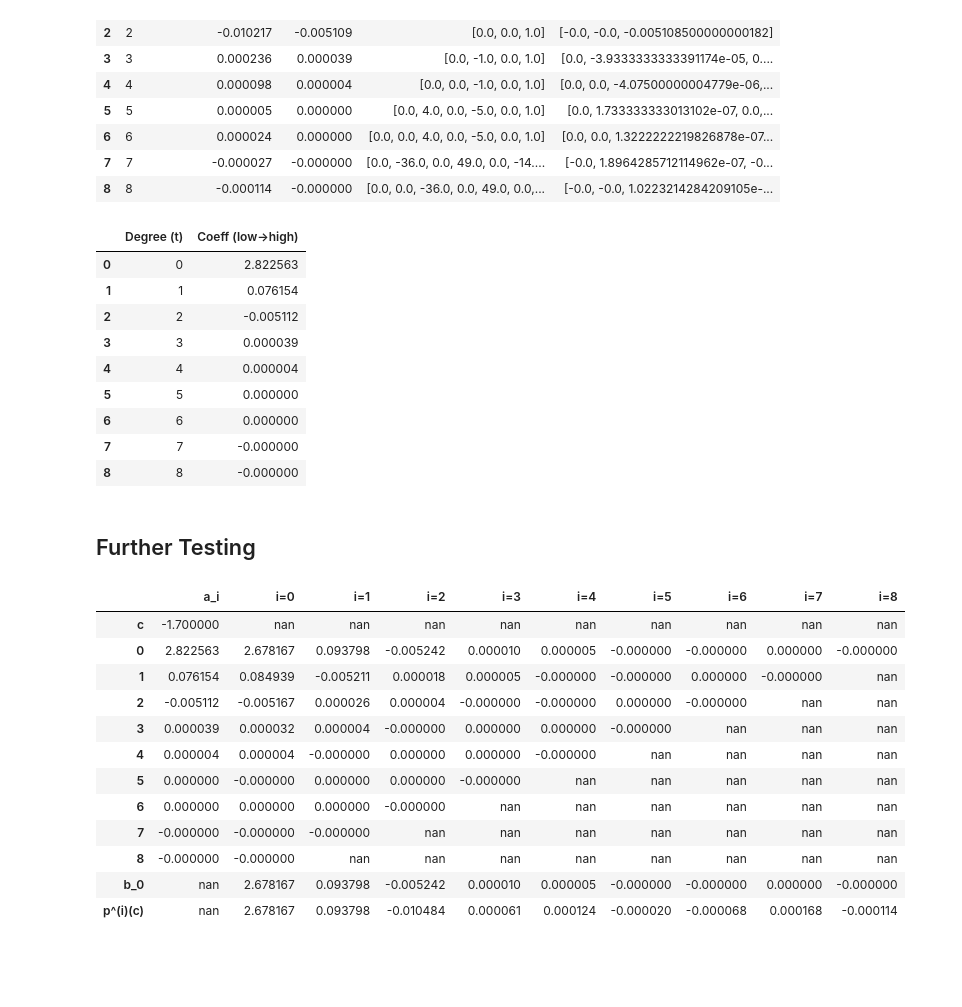
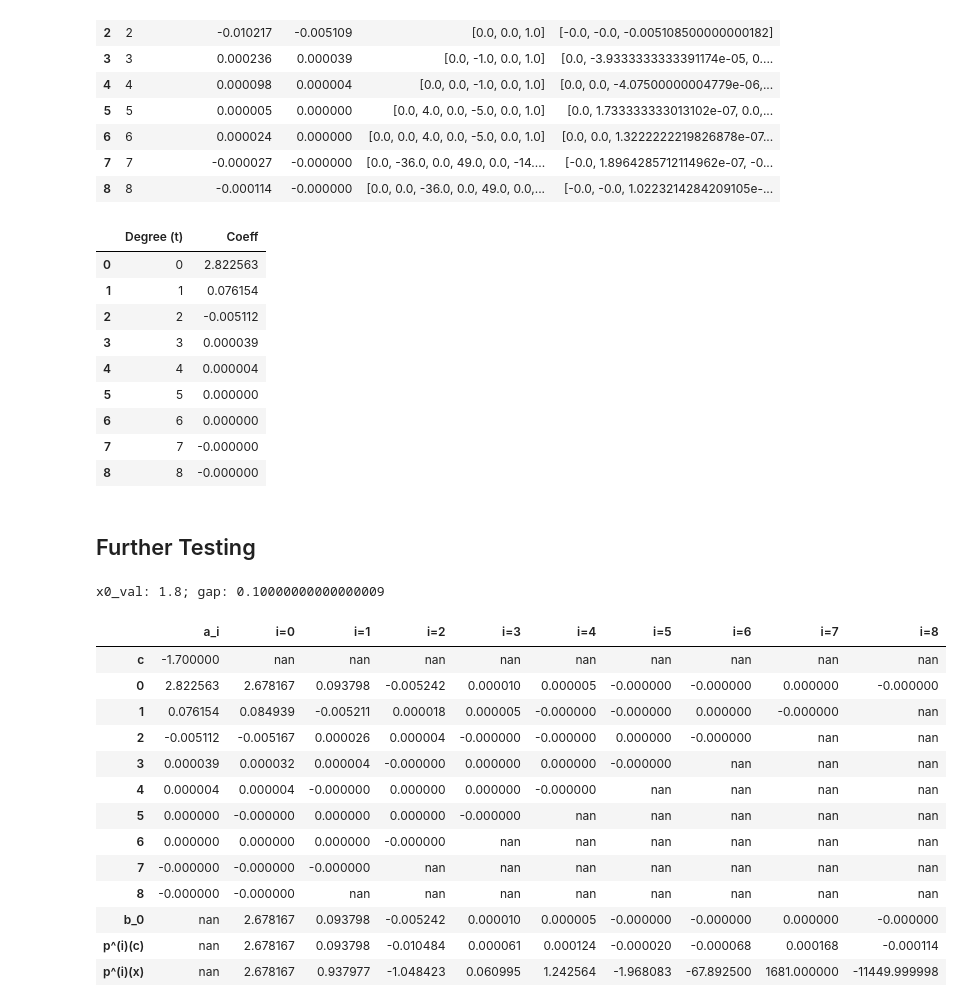
Before and after one commit to k1m1nonawa4869/HUST-MI3041-Numerical-Analysis, a Jupyter notebook: Week6-Interpolation/pp3_CenteredDifference/pp3c_Stirling.ipynb, the cells around one changed output. Drawn from its saved outputs; the diff is of its cells as text; code cells hidden in the pictures; blank space fills up the shorter version.

```diff
--- a/Week6-Interpolation/pp3_CenteredDifference/pp3c_Stirling.ipynb
+++ b/Week6-Interpolation/pp3_CenteredDifference/pp3c_Stirling.ipynb
@@ -191,7 +191,7 @@ def stirling_interpolation(points, x0_index):
     step_pd = pd.DataFrame(steps_data)
     coeff_pd = pd.DataFrame({
         'Degree (t)': np.arange(n + 1),
-        'Coeff (low->high)': N_coeffs_total
+        'Coeff': N_coeffs_total
     })
 
     return step_pd, coeff_pd
@@ -254,7 +254,7 @@ step_df.style
 # %%
 final_coeff_df.style
 # %% [output]
-|  | Degree (t) | Coeff (low->high) |
+|  | Degree (t) | Coeff |
 | 0 | 0 | 2.822563 |
 | 1 | 1 | 0.076154 |
 | 2 | 2 | -0.005112 |
@@ -281,6 +281,8 @@ def synthetic_division(a, c):
         df (pd.DataFrame): table with columns [i, a_i, b_i*c, b_i]
         p_c (float): value of p(c)
         q_coeff (list[float]): coefficients of q(x) = (p(x) - p(c)) / (x - c)
+
+        Actual differentation P'(k) (x) = P'(k) (c) / h^k
     """
 
     n = len(a) - 1
@@ -304,7 +306,7 @@ def synthetic_division(a, c):
     q_coeff = b[1:]
     return df, p_c, q_coeff, b
 
-def all_derivatives(a, c):
+def all_derivatives(a, c, gap):
     """
     Compute all derivatives p^(i)(c) using repeated Horner division
     and display in transposed table format.
@@ -314,6 +316,7 @@ def all_derivatives(a, c):
     results = []
     b0_list = []
     derivative_list = []
+    actual_dev_list = []
 
     # Perform repeated synthetic division
     for i in range(degree + 1):
@@ -321,6 +324,7 @@ def all_derivatives(a, c):
         results.append(b_all)
         b0_list.append(b0)
         derivative_list.append(b0 * math.factorial(i))
+        actual_dev_list.append(b0 * math.factorial(i) / gap**i)
         coeffs = next_coeff
         if len(coeffs) == 0:
             break
@@ -341,6 +345,7 @@ def all_derivatives(a, c):
     # Add b_0 and p^(i)(c) rows
     df.loc["b_0"] = [None] + b0_list
     df.loc["p^(i)(c)"] = [None] + derivative_list
+    df.loc["p^(i)(x)"] = [None] + actual_dev_list
 
     # Add a row on top showing the value of c
     df.loc["c"] = [c] + [None] * (df.shape[1] - 1)
@@ -348,23 +353,28 @@ def all_derivatives(a, c):
 
     return df
 # %%
-coeff_list = final_coeff_df['Coeff (low->high)'].tolist()
+coeff_list = final_coeff_df['Coeff'].tolist()
 
 x_val = 1.63
 t_val = (x_val - x0_val) / h
-df2 = all_derivatives(coeff_list, t_val)
+
+print(f"x0_val: {x0_val}; gap: {h}")
+
+df2 = all_derivatives(coeff_list, t_val, h)
 df2.style
 # %% [output]
+x0_val: 1.8; gap: 0.10000000000000009
 |  | a_i | i=0 | i=1 | i=2 | i=3 | i=4 | i=5 | i=6 | i=7 | i=8 |
 | c | -1.700000 | nan | nan | nan | nan | nan | nan | nan | nan | nan |
 | 0 | 2.822563 | 2.678167 | 0.093798 | -0.005242 | 0.000010 | 0.000005 | -0.000000 | -0.000000 | 0.000000 | -0.000000 |
 | 1 | 0.076154 | 0.084939 | -0.005211 | 0.000018 | 0.000005 | -0.000000 | -0.000000 | 0.000000 | -0.000000 | nan |
 | 2 | -0.005112 | -0.005167 | 0.000026 | 0.000004 | -0.000000 | -0.000000 | 0.000000 | -0.000000 | nan | nan |
 | 3 | 0.000039 | 0.000032 | 0.000004 | -0.000000 | 0.000000 | 0.000000 | -0.000000 | nan | nan | nan |
 | 4 | 0.000004 | 0.000004 | -0.000000 | 0.000000 | 0.000000 | -0.000000 | nan | nan | nan | nan |
 | 5 | 0.000000 | -0.000000 | 0.000000 | 0.000000 | -0.000000 | nan | nan | nan | nan | nan |
 | 6 | 0.000000 | 0.000000 | 0.000000 | -0.000000 | nan | nan | nan | nan | nan | nan |
 | 7 | -0.000000 | -0.000000 | -0.000000 | nan | nan | nan | nan | nan | nan | nan |
 | 8 | -0.000000 | -0.000000 | nan | nan | nan | nan | nan | nan | nan | nan |
 | b_0 | nan | 2.678167 | 0.093798 | -0.005242 | 0.000010 | 0.000005 | -0.000000 | -0.000000 | 0.000000 | -0.000000 |
 | p^(i)(c) | nan | 2.678167 | 0.093798 | -0.010484 | 0.000061 | 0.000124 | -0.000020 | -0.000068 | 0.000168 | -0.000114 |
+| p^(i)(x) | nan | 2.678167 | 0.937977 | -1.048423 | 0.060995 | 1.242564 | -1.968083 | -67.892500 | 1681.000000 | -11449.999998 |
```
Also changed, not shown: 7 other files.
